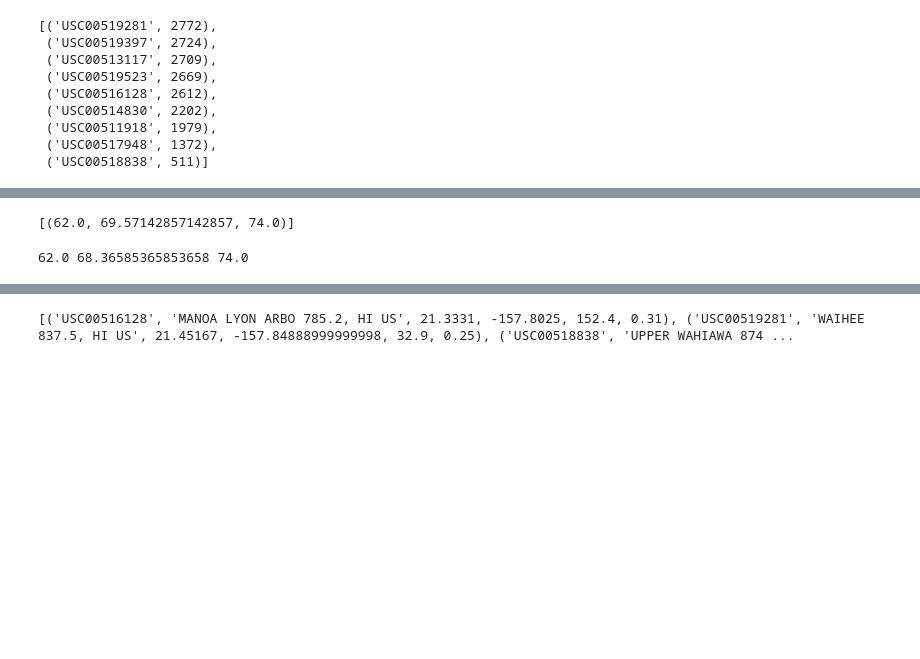
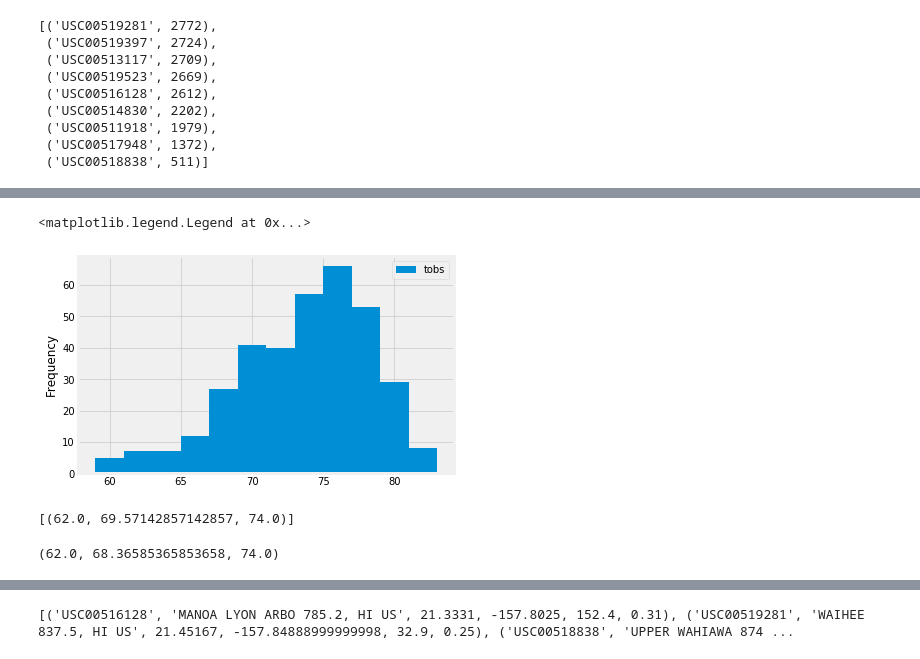
Before and after one commit to michaelglz/SQLAlchamy-Challenge, a Jupyter notebook: climate_starter.ipynb, the cells around one changed output, grey strips where cells are left out. Drawn from its saved outputs; the diff is of its cells as text; code cells hidden in the pictures; blank space fills up the shorter version.

```diff
--- a/climate_starter.ipynb
+++ b/climate_starter.ipynb
@@ -77,9 +83,10 @@ session.query(func.count(Station.station)).all()
 # What are the most active stations? (i.e. what stations have the most rows)?
 # List the stations and the counts in descending order.
 
-session.query(Measurement.station, func.count(Measurement.station))\
+activeStations = session.query(Measurement.station, func.count(Measurement.station))\
                                     .group_by(Measurement.station)\
                                     .order_by(func.count(Measurement.station).desc()).all()
+activeStations
 # %% [output]
 [('USC00519281', 2772),
  ('USC00519397', 2724),
@@ -106,3 +111,26 @@ session.query(Measurement.station, func.count(Measurement.station))\
+# %%
+# Choose the station with the highest number of temperature observations.
+# Query the last 12 months of temperature observation data for this station and plot the results as a histogram
+
+queryresult = session.query(Measurement.tobs).\
+    filter(Measurement.station == activeStations[0][0]).\
+    filter(Measurement.date >= preYear).all()
+temperatures = list(np.ravel(queryresult))
+
+res = [Station.station,Station.name,Station.latitude,Station.longitude,Station.elevation]
+queryresult = session.query(*res).all()
+stations_desc = pd.DataFrame(queryresult, columns=['Station','Name','Latitude','Longitude','Elevation'])
+
+stationname = stations_desc.loc[stations_desc["Station"] == activeStations[0][0],"Name"].tolist()[0]
+
+# n, bins, patches = plt.hist(temperatures, bins=12,alpha=0.7, rwidth=1.0,label='tobs')
+plt.hist(temperatures, bins=12,rwidth=1.0,label='tobs')
+plt.grid(axis='both', alpha=0.75)
+plt.ylabel('Frequency')
+plt.legend()
+# %% [output]
+<matplotlib.legend.Legend at 0x...>
+[figure, added]
 # %%
 # This function called `calc_temps` will accept start date and end date in the format '%Y-%m-%d'
 # and return the minimum, average, and maximum temperatures for that range of dates
@@ -127,8 +155,13 @@ print(calc_temps('2012-02-28', '2012-03-05'))
 # %%
 # Use your previous function `calc_temps` to calculate the tmin, tavg, and tmax
 # for your trip using the previous year's data for those same dates.
+
+startdate = '2017-01-01'
+enddate = '2017-01-07'
+tempresult = calc_temps(startdate,enddate)[0]
+tempresult
 # %% [output]
-62.0 68.36585365853658 74.0
+(62.0, 68.36585365853658, 74.0)
 # %%
 # Plot the results from your previous query as a bar chart.
 # Use "Trip Avg Temp" as your Title
```
Also changed, not shown: parts of 8 cells of this notebook.
